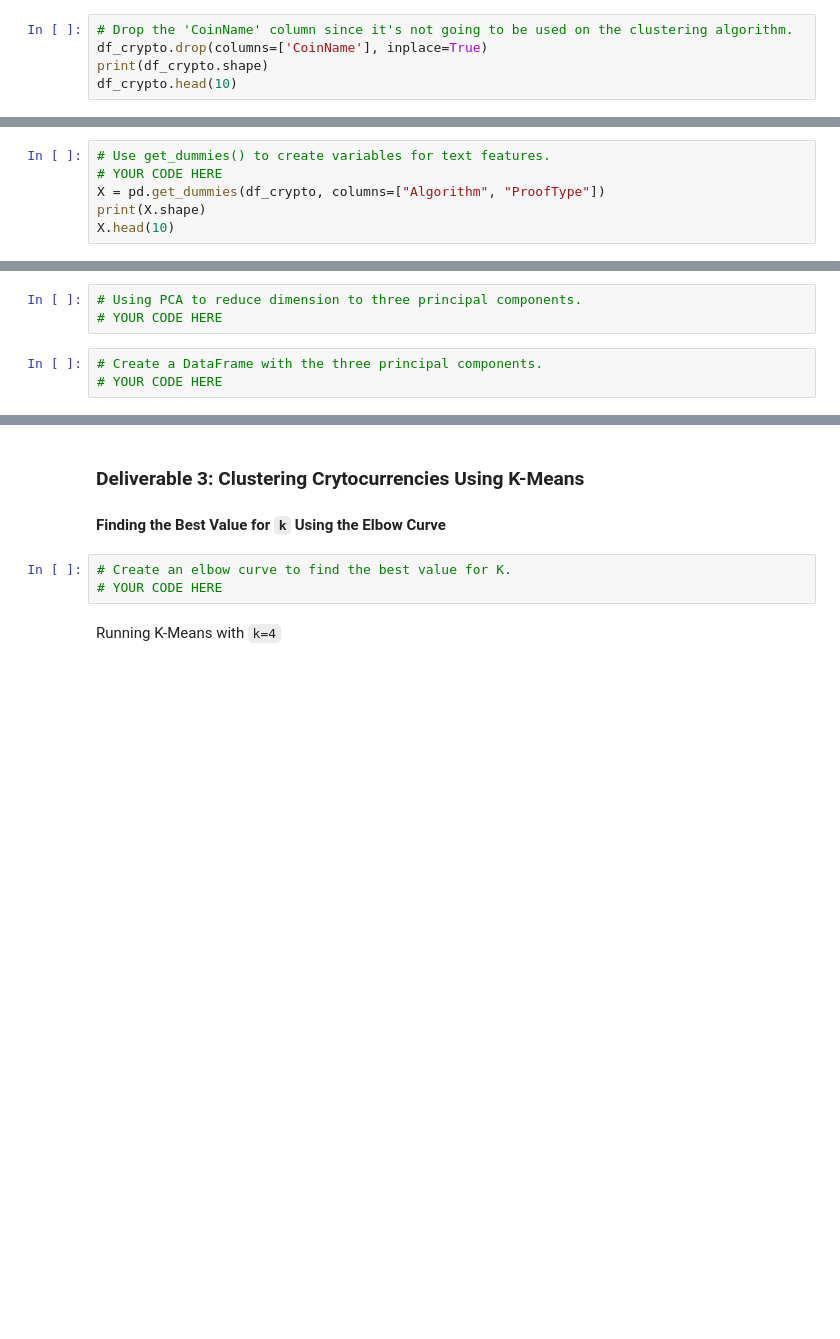
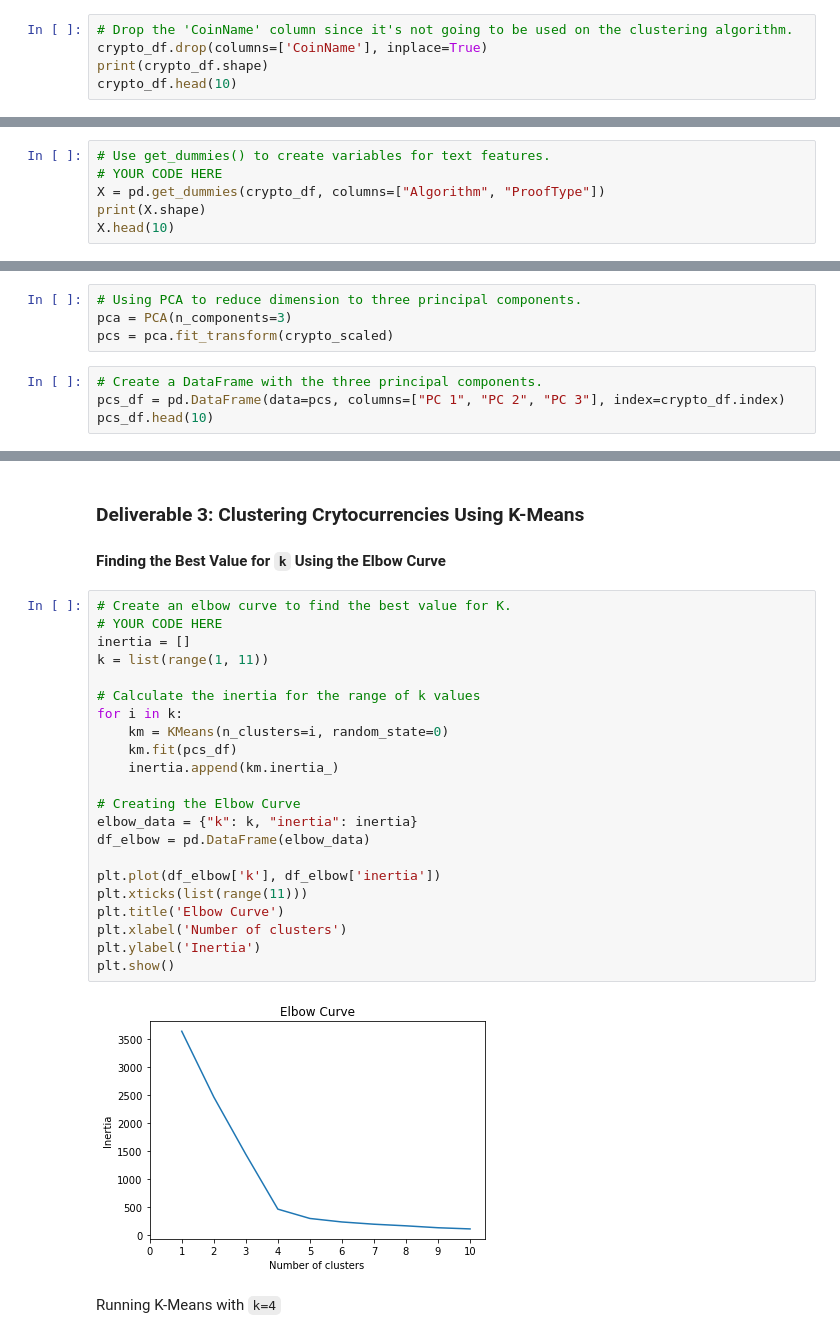
Before and after one commit to chris-bly/Cryptocurrencies, a Jupyter notebook: crypto_clustering.ipynb, the cells around one changed output, grey strips where cells are left out. Drawn from its saved outputs; the diff is of its cells as text; blank space fills up the shorter version.

```diff
--- a/crypto_clustering.ipynb
+++ b/crypto_clustering.ipynb
@@ -168,9 +169,9 @@ coin_df.head()
 | ETH | Ethereum |
 # %%
 # Drop the 'CoinName' column since it's not going to be used on the clustering algorithm.
-df_crypto.drop(columns=['CoinName'], inplace=True)
-print(df_crypto.shape)
-df_crypto.head(10)
+crypto_df.drop(columns=['CoinName'], inplace=True)
+print(crypto_df.shape)
+crypto_df.head(10)
 # %% [output]
 (533, 4)
 |  | Algorithm | ProofType | TotalCoinsMined | TotalCoinSupply |
@@ -187,7 +188,7 @@ df_crypto.head(10)
 # %%
 # Use get_dummies() to create variables for text features.
 # YOUR CODE HERE
-X = pd.get_dummies(df_crypto, columns=["Algorithm", "ProofType"])
+X = pd.get_dummies(crypto_df, columns=["Algorithm", "ProofType"])
 print(X.shape)
 X.head(10)
 # %% [output]
@@ -232,7 +233,9 @@ array([[-0.11674788, -0.15286468, -0.0433555 , -0.0433555 , -0.0433555 ,
 ### Deliverable 2: Reducing Data Dimensions Using PCA
 # %%
 # Using PCA to reduce dimension to three principal components.
-# YOUR CODE HERE
+pca = PCA(n_components=3)
+pcs = pca.fit_transform(crypto_scaled)
 # %%
 # Create a DataFrame with the three principal components.
-# YOUR CODE HERE
+pcs_df = pd.DataFrame(data=pcs, columns=["PC 1", "PC 2", "PC 3"], index=crypto_df.index)
+pcs_df.head(10)
@@ -240,9 +255,30 @@ array([[-0.11674788, -0.15286468, -0.0433555 , -0.0433555 , -0.0433555 ,
 ### Deliverable 3: Clustering Crytocurrencies Using K-Means
 
 #### Finding the Best Value for `k` Using the Elbow Curve
-# %%
-# Create an elbow curve to find the best value for K.
-# YOUR CODE HERE
+# %%
+# Create an elbow curve to find the best value for K.
+# YOUR CODE HERE
+inertia = []
+k = list(range(1, 11))
+
+# Calculate the inertia for the range of k values
+for i in k:
+    km = KMeans(n_clusters=i, random_state=0)
+    km.fit(pcs_df)
+    inertia.append(km.inertia_)
+
+# Creating the Elbow Curve
+elbow_data = {"k": k, "inertia": inertia}
+df_elbow = pd.DataFrame(elbow_data)
+
+plt.plot(df_elbow['k'], df_elbow['inertia'])
+plt.xticks(list(range(11)))
+plt.title('Elbow Curve')
+plt.xlabel('Number of clusters')
+plt.ylabel('Inertia')
+plt.show()
+# %% [output]
+[figure, added]
 # %% [markdown]
 Running K-Means with `k=4`
 # %%
```
Also changed, not shown: parts of 12 cells of this notebook.
